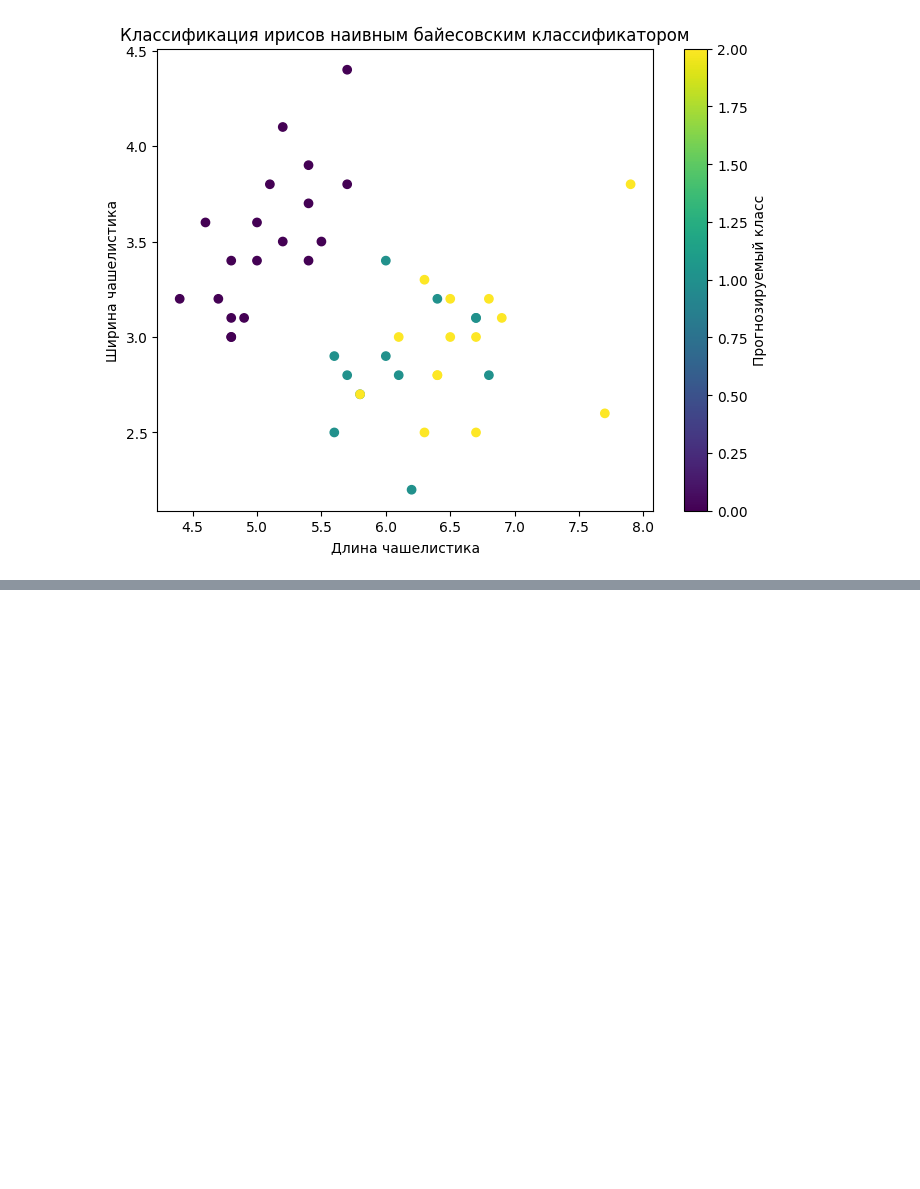
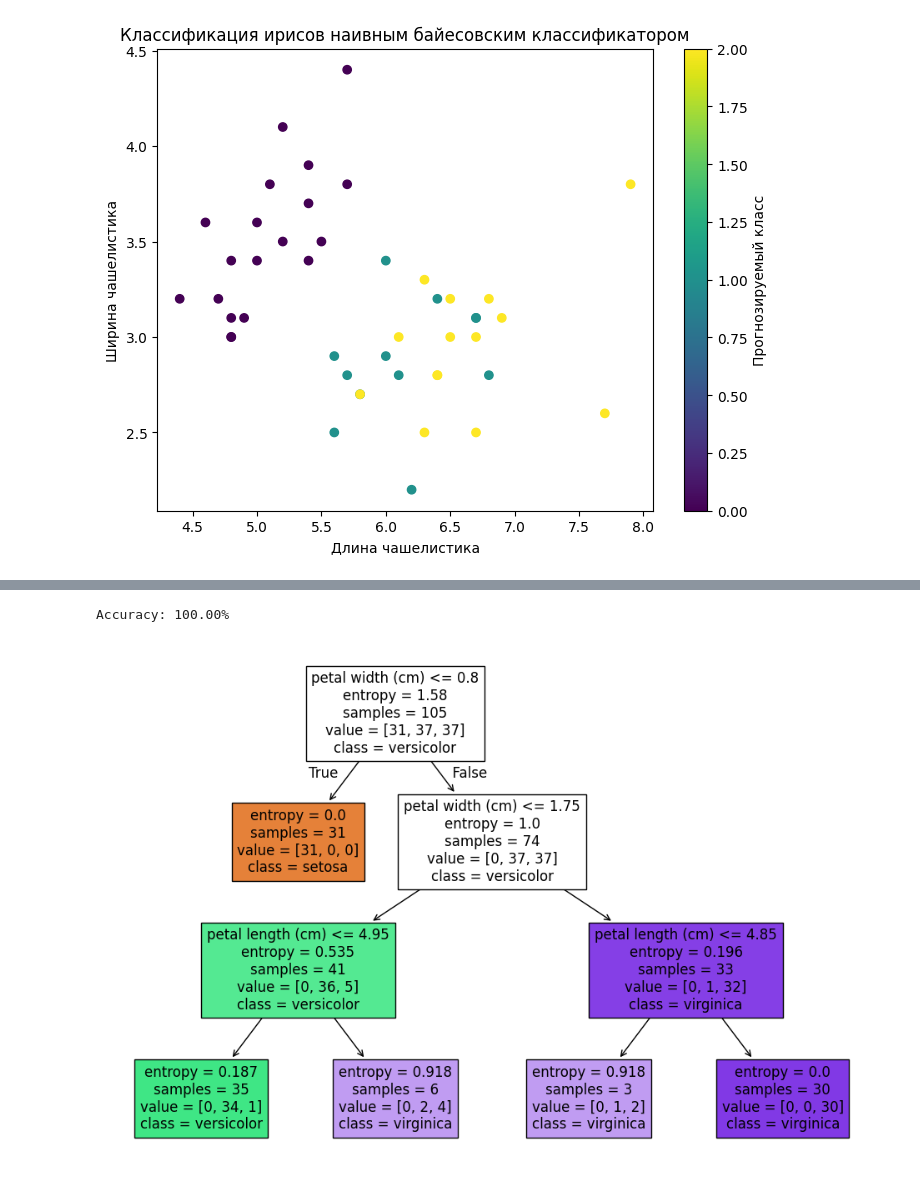
Before and after one commit to crissyro/base-of-DS, a Jupyter notebook: notebooks/sklearn_basics.ipynb, the cells around one changed output, grey strips where cells are left out. Saved outputs shown, nothing was run; the diff lists cells and outputs as text; code cells hidden in the pictures; blank space fills up the shorter version.

```diff
--- a/notebooks/sklearn_basics.ipynb
+++ b/notebooks/sklearn_basics.ipynb
@@ -588,0 +672,27 @@ Accuracy: 97.78%
+# %%
+from sklearn.model_selection import train_test_split
+from sklearn.tree import DecisionTreeClassifier
+from sklearn import metrics
+from sklearn.tree import plot_tree
+from sklearn.datasets import load_iris
+
+iris = load_iris()
+X_dtc = iris.data
+y_dtc = iris.target
+
+X_train_dtc, X_test_dtc, y_train_dtc, y_test_dtc = train_test_split(X_dtc, y_dtc, test_size=0.3, random_state=42)
+
+clf = DecisionTreeClassifier(criterion='entropy', max_depth=3)
+clf.fit(X_train_dtc, y_train_dtc)
+
+y_pred_dtc = clf.predict(X_test_dtc)
+
+accuracy = metrics.accuracy_score(y_test_dtc, y_pred_dtc)
+print(f'Accuracy: {accuracy * 100:.2f}%')
+
+plt.figure(figsize=(12, 8))
+plot_tree(clf, filled=True, feature_names=iris.feature_names, class_names=iris.target_names)
+plt.show()
+# %% [output]
+Accuracy: 100.00%
+[figure, added]
```
Also changed, not shown: parts of 1 cell of this notebook.
